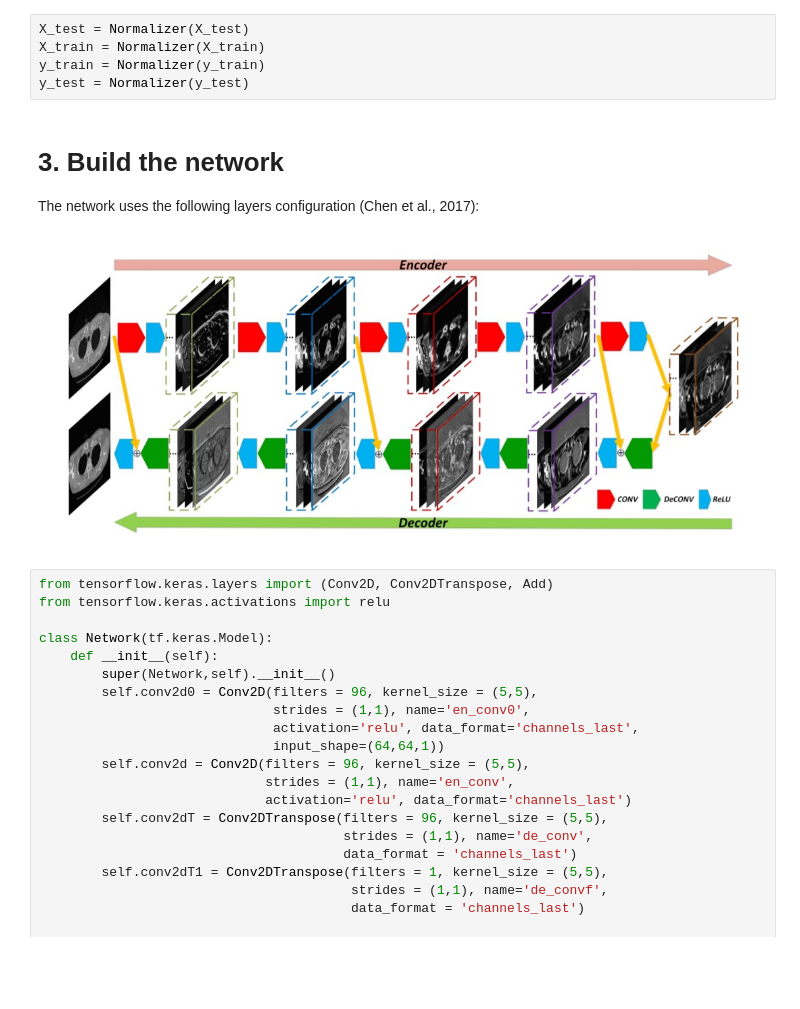
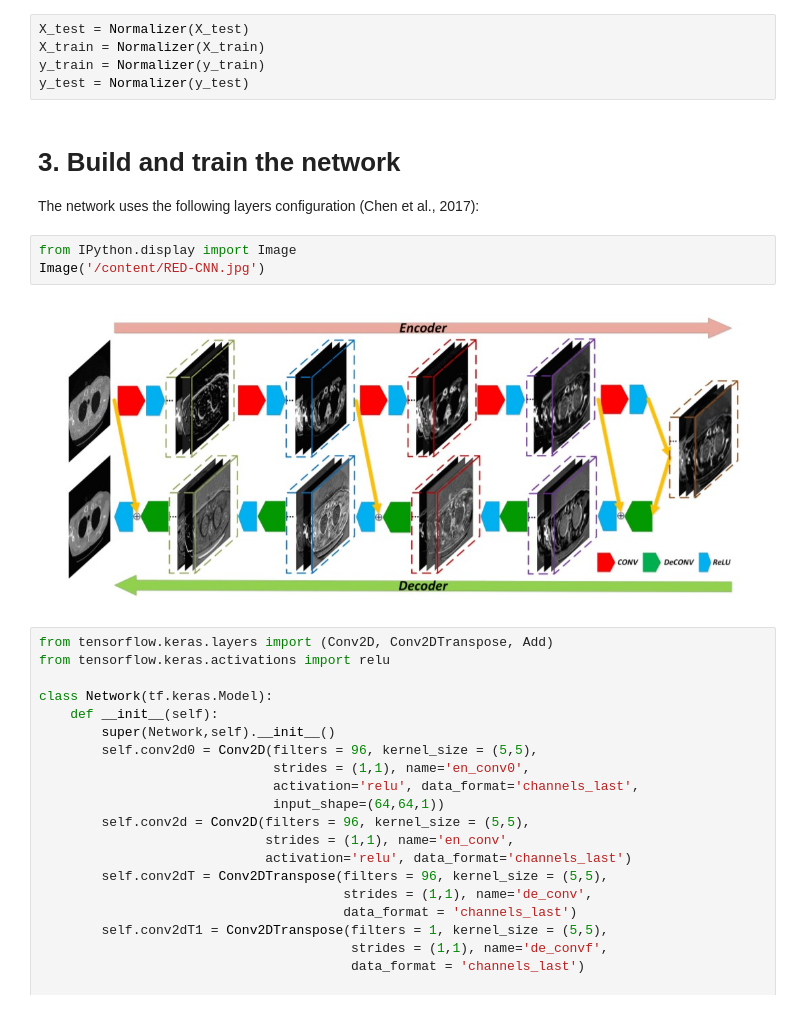
Before and after one commit to haryobimo96/ct-denoising-redcnn, a Jupyter notebook: CT_Denoising_RED_CNN.ipynb, the cells around one changed output. Saved outputs shown, nothing was run; the diff lists cells and outputs as text; blank space fills up the shorter version.

```diff
--- a/CT_Denoising_RED_CNN.ipynb
+++ b/CT_Denoising_RED_CNN.ipynb
@@ -151,11 +150,14 @@ X_train = Normalizer(X_train)
 y_train = Normalizer(y_train)
 y_test = Normalizer(y_test)
 # %% [markdown]
-# 3. Build the network
+# 3. Build and train the network
 
 The network uses the following layers configuration (Chen et al., 2017):
-# %% [markdown]
-![RED-CNN.jpg](embedded-picture-1)
+# %%
+from IPython.display import Image
+Image('/content/RED-CNN.jpg')
+# %% [output]
+[figure, added]
 # %%
 from tensorflow.keras.layers import (Conv2D, Conv2DTranspose, Add)
 from tensorflow.keras.activations import relu
```
Also changed, not shown: parts of 21 cells of this notebook.
